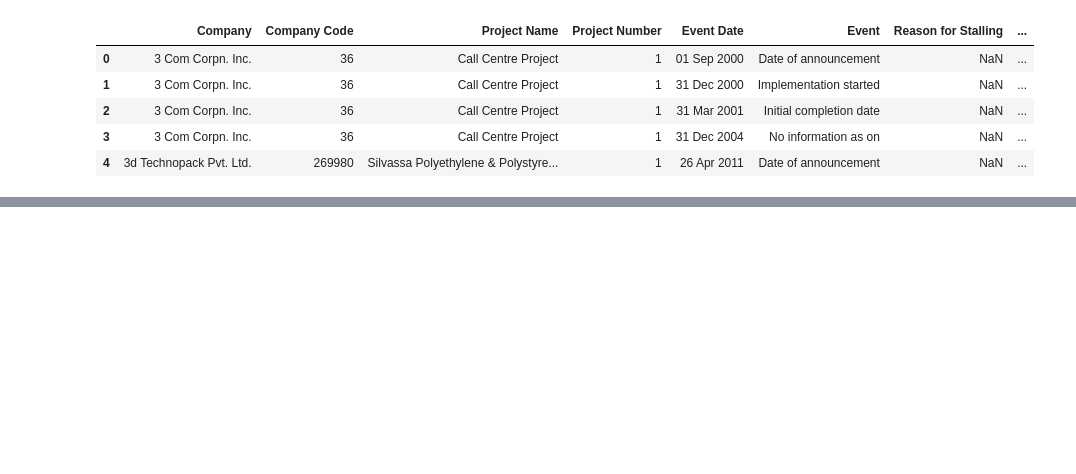
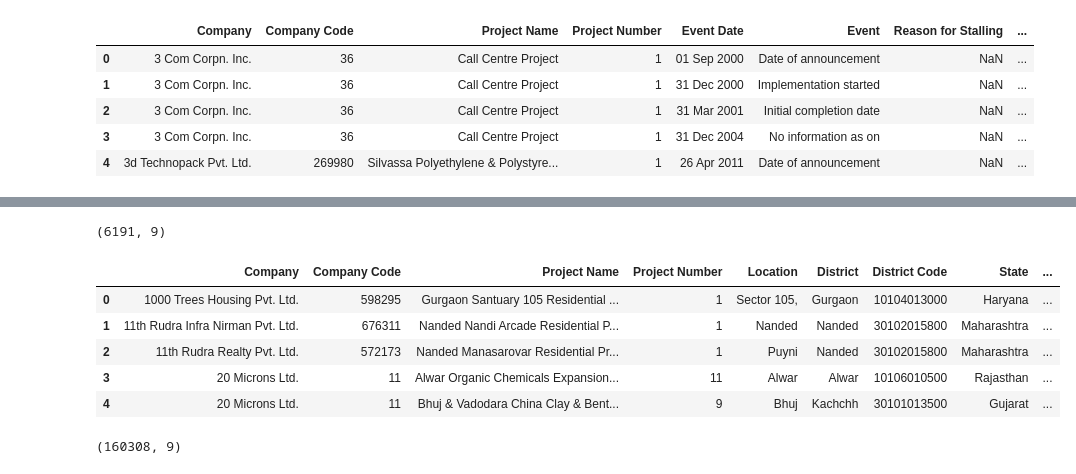
Before and after one commit to nivin77789/dataScience-freelance, a Jupyter notebook: all.ipynb, the cells around one changed output, grey strips where cells are left out. Drawn from its saved outputs; the diff is of its cells as text; code cells hidden in the pictures; blank space fills up the shorter version.

```diff
--- a/all.ipynb
+++ b/all.ipynb
@@ -141,0 +582,19 @@ df_loc.head(10)
+# %%
+df_loc1.shape
+# %% [output]
+(6191, 9)
+# %%
+df_loc2=pd.read_csv('/Users/nivinmathews/Desktop/Freelance/data science project/All_projects_in_database_since_1995_saichittaranjank_20250219181103/Project_Location2.txt',sep="|")
+df_loc2.head()
+# %% [output]
+|  | Company | Company Code | Project Name | Project Number | Location | District | District Code | State | ... |
+| 0 | 1000 Trees Housing Pvt. Ltd. | 598295 | Gurgaon Santuary 105 Residential ... | 1 | Sector 105, | Gurgaon | 10104013000 | Haryana | ... |
+| 1 | 11th Rudra Infra Nirman Pvt. Ltd. | 676311 | Nanded Nandi Arcade Residential P... | 1 | Nanded | Nanded | 30102015800 | Maharashtra | ... |
+| 2 | 11th Rudra Realty Pvt. Ltd. | 572173 | Nanded Manasarovar Residential Pr... | 1 | Puyni | Nanded | 30102015800 | Maharashtra | ... |
+| 3 | 20 Microns Ltd. | 11 | Alwar Organic Chemicals Expansion... | 11 | Alwar | Alwar | 10106010500 | Rajasthan | ... |
+| 4 | 20 Microns Ltd. | 11 | Bhuj & Vadodara China Clay & Bent... | 9 | Bhuj | Kachchh | 30101013500 | Gujarat | ... |
+# %%
+df_loc=pd.concat([df_loc1,df_loc2],ignore_index=True)
+df_loc.shape
+# %% [output]
+(160308, 9)
```
Also changed, not shown: parts of 54 cells of this notebook.
